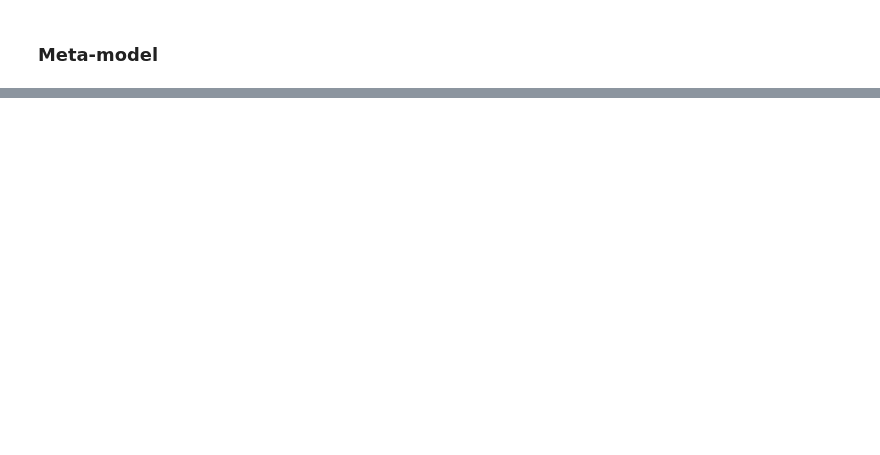
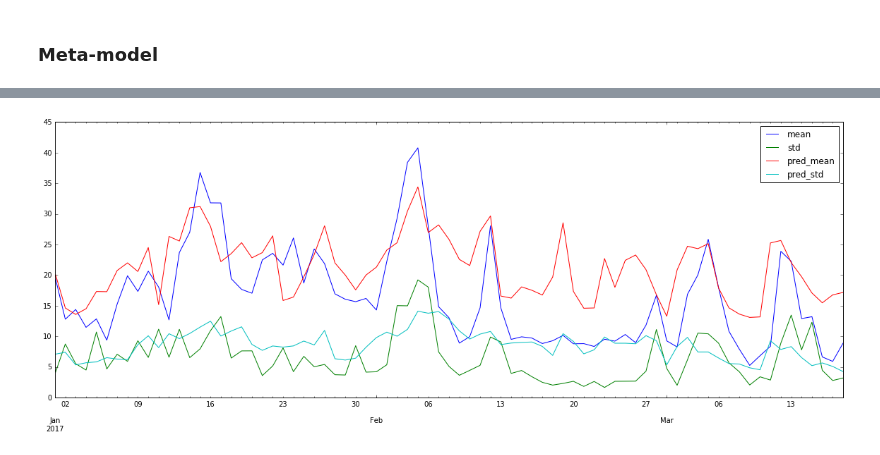
Before and after one commit to NonoMalpi/Secondary_band, a Jupyter notebook: aemet/aemet_forecast_volatility_mean.ipynb, the cells around one changed output, grey strips where cells are left out. Saved outputs shown, nothing was run; the diff lists cells and outputs as text; code cells hidden in the pictures; blank space fills up the shorter version.

```diff
--- a/aemet/aemet_forecast_volatility_mean.ipynb
+++ b/aemet/aemet_forecast_volatility_mean.ipynb
@@ -206,0 +189,3 @@ pd.DataFrame({'pred_band_mean_aemet':oos_mean, 'pred_band_vol_aemet':oos_vol},
+# %%
+aemet_band_2017['pred_mean'] = mean_model.predict_2017_samples(aemet_band_2017['prediction'])
+aemet_band_2017['pred_std'] = volatility_model.predict_2017_samples(aemet_band_2017['prediction'])
@@ -206,0 +199,4 @@ pd.DataFrame({'pred_band_mean_aemet':oos_mean, 'pred_band_vol_aemet':oos_vol},
+# %%
+aemet_band_2017[['mean', 'std', 'pred_mean', 'pred_std']].plot(figsize=(20,7));
+# %% [output]
+[figure, added]
```
Also changed, not shown: parts of 20 cells of this notebook, 15 other files.
